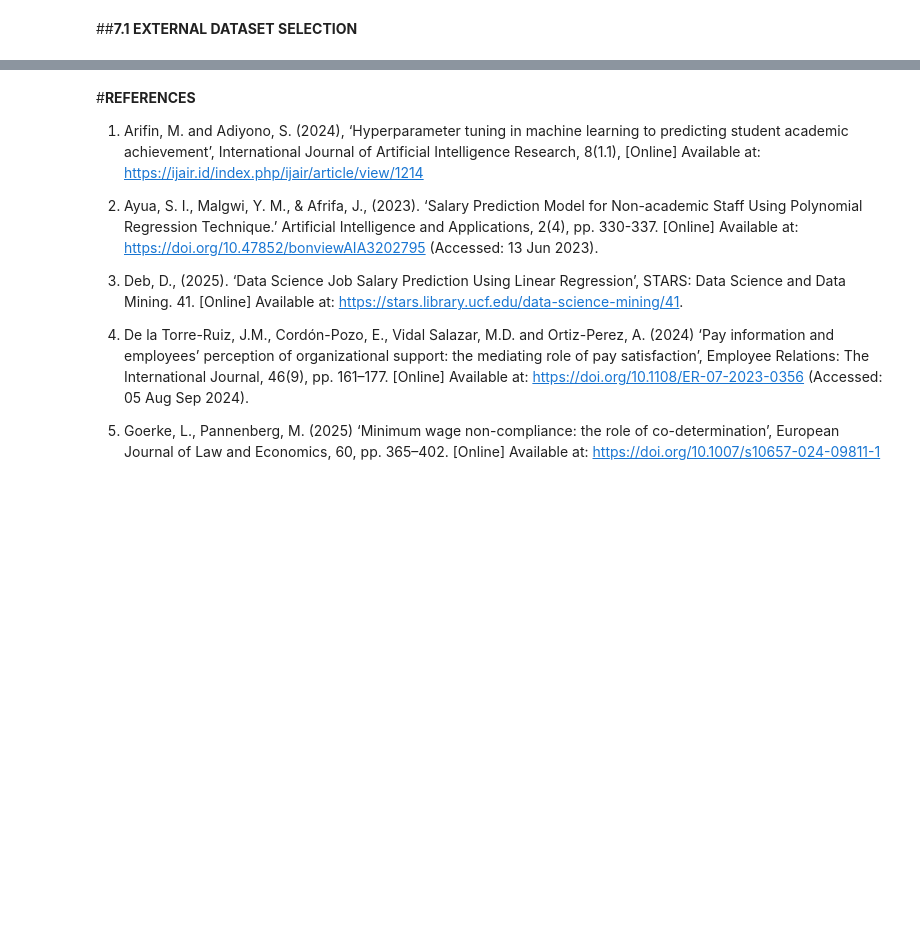
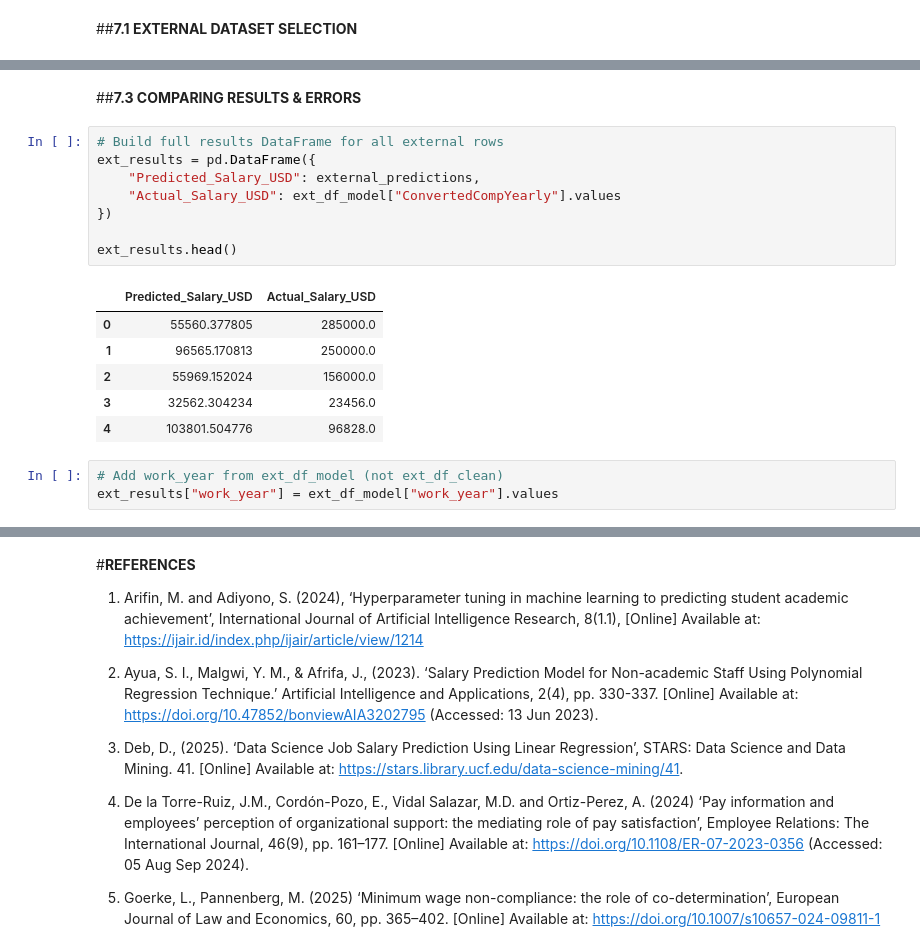
Before and after one commit to behrad-mohammadi/salary-prediction-data-jobs, a Jupyter notebook: Notebook/salary_analysis_main.ipynb, the cells around one changed output, grey strips where cells are left out. Drawn from its saved outputs; the diff is of its cells as text; blank space fills up the shorter version.

```diff
--- a/Notebook/salary_analysis_main.ipynb
+++ b/Notebook/salary_analysis_main.ipynb
@@ -1114,0 +1462,20 @@ Although the models do not predict salaries with very high accuracy, they still
+# %% [markdown]
+##**7.3	COMPARING RESULTS & ERRORS**
+# %%
+# Build full results DataFrame for all external rows
+ext_results = pd.DataFrame({
+    "Predicted_Salary_USD": external_predictions,
+    "Actual_Salary_USD": ext_df_model["ConvertedCompYearly"].values
+})
+
+ext_results.head()
+# %% [output]
+|  | Predicted_Salary_USD | Actual_Salary_USD |
+| 0 | 55560.377805 | 285000.0 |
+| 1 | 96565.170813 | 250000.0 |
+| 2 | 55969.152024 | 156000.0 |
+| 3 | 32562.304234 | 23456.0 |
+| 4 | 103801.504776 | 96828.0 |
+# %%
+# Add work_year from ext_df_model (not ext_df_clean)
+ext_results["work_year"] = ext_df_model["work_year"].values
```
Also changed, not shown: parts of 12 cells of this notebook.
